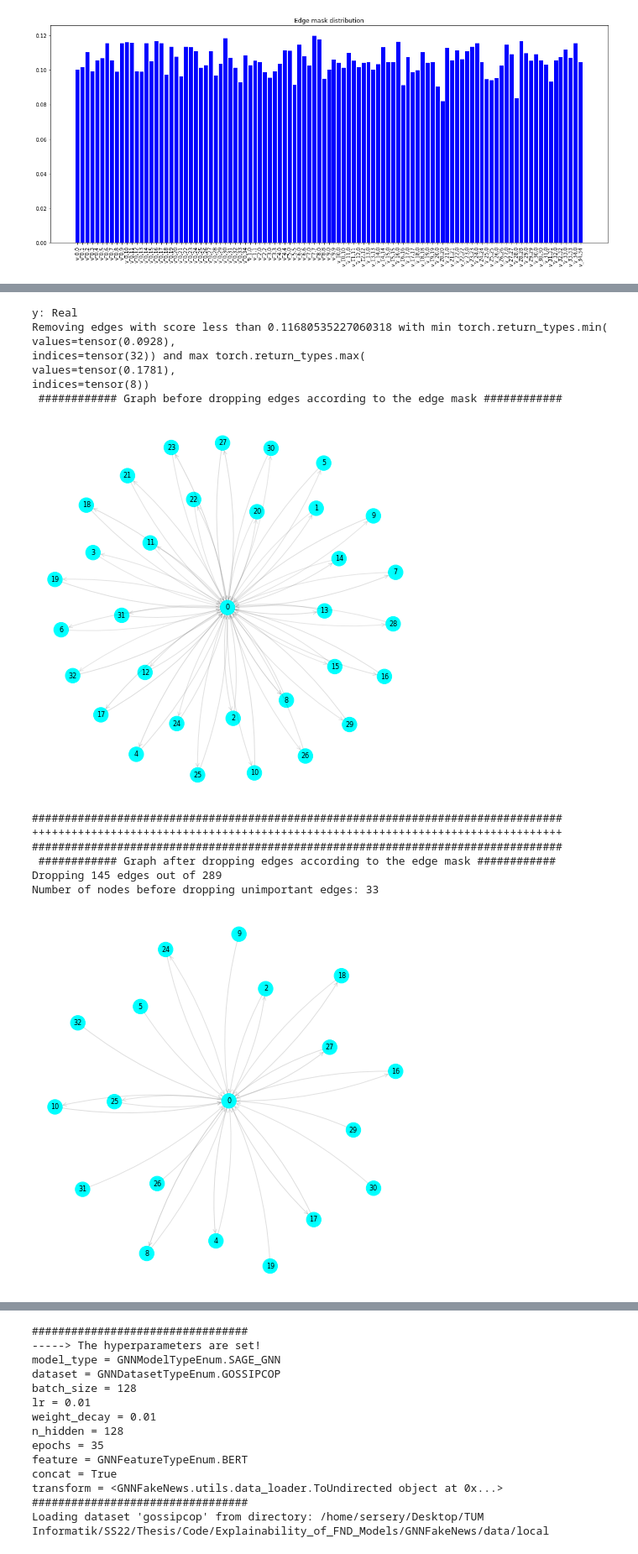
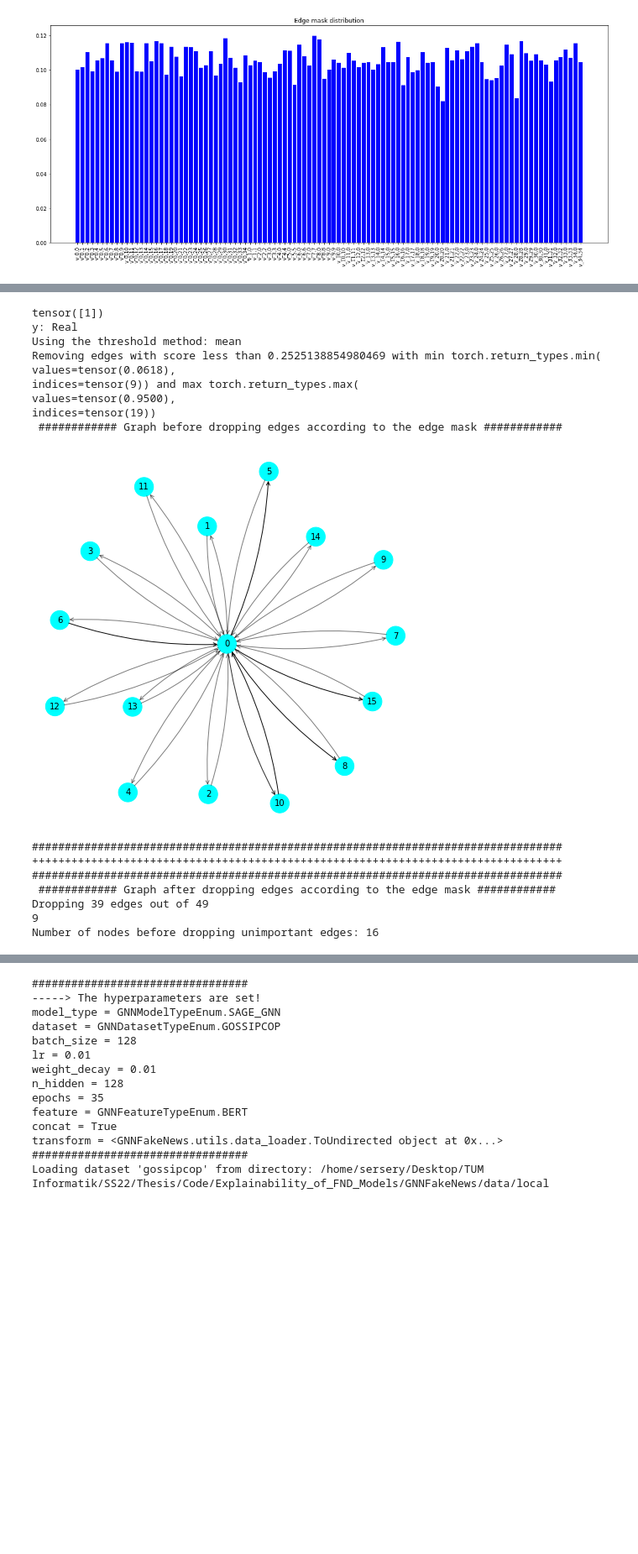
Before and after one commit to sersery35/Explainability_of_FND_Models, a Jupyter notebook: GNNFakeNews/notebooks/UPFD_SAGE_GNN_POL_Notebook.ipynb, the cells around one changed output, grey strips where cells are left out. Shown at 84% size. Saved outputs shown, nothing was run; the diff lists cells and outputs as text; code cells hidden in the pictures; blank space fills up the shorter version.

```diff
--- a/GNNFakeNews/notebooks/UPFD_SAGE_GNN_POL_Notebook.ipynb
+++ b/GNNFakeNews/notebooks/UPFD_SAGE_GNN_POL_Notebook.ipynb
@@ -310,19 +312,22 @@ visualize_sample(real_news_example2[0])
 # %%
 real_news_example2_explainer = GNNModelExplainer(model, real_news_example2[0])
-real_news_example2_explainer.visualize_explaining_graph()
-# %% [output]
-y: Real
-Removing edges with score less than 0.11680535227060318 with min torch.return_types.min(
-values=tensor(0.0928),
-indices=tensor(32)) and max torch.return_types.max(
-values=tensor(0.1781),
-indices=tensor(8))
- ############ Graph before dropping edges according to the edge mask ############
-[figure, removed]
-#################################################################################
-+++++++++++++++++++++++++++++++++++++++++++++++++++++++++++++++++++++++++++++++++
-#################################################################################
- ############ Graph after dropping edges according to the edge mask ############
-Dropping 145 edges out of 289
-Number of nodes before dropping unimportant edges: 33
-[figure, removed]
+# %%
+real_news_example2_explainer.visualize_explaining_graph(threshold_method='mean', save_as='POL_RealNewsExample2Explanation')
+# %% [output]
+tensor([1])
+y: Real
+Using the threshold method: mean
+Removing edges with score less than 0.2525138854980469 with min torch.return_types.min(
+values=tensor(0.0618),
+indices=tensor(9)) and max torch.return_types.max(
+values=tensor(0.9500),
+indices=tensor(19))
+ ############ Graph before dropping edges according to the edge mask ############
+[figure, added]
+#################################################################################
++++++++++++++++++++++++++++++++++++++++++++++++++++++++++++++++++++++++++++++++++
+#################################################################################
+ ############ Graph after dropping edges according to the edge mask ############
+Dropping 39 edges out of 49
+9
+Number of nodes before dropping unimportant edges: 16
```
Also changed, not shown: parts of 23 cells of this notebook, 30 other files.
